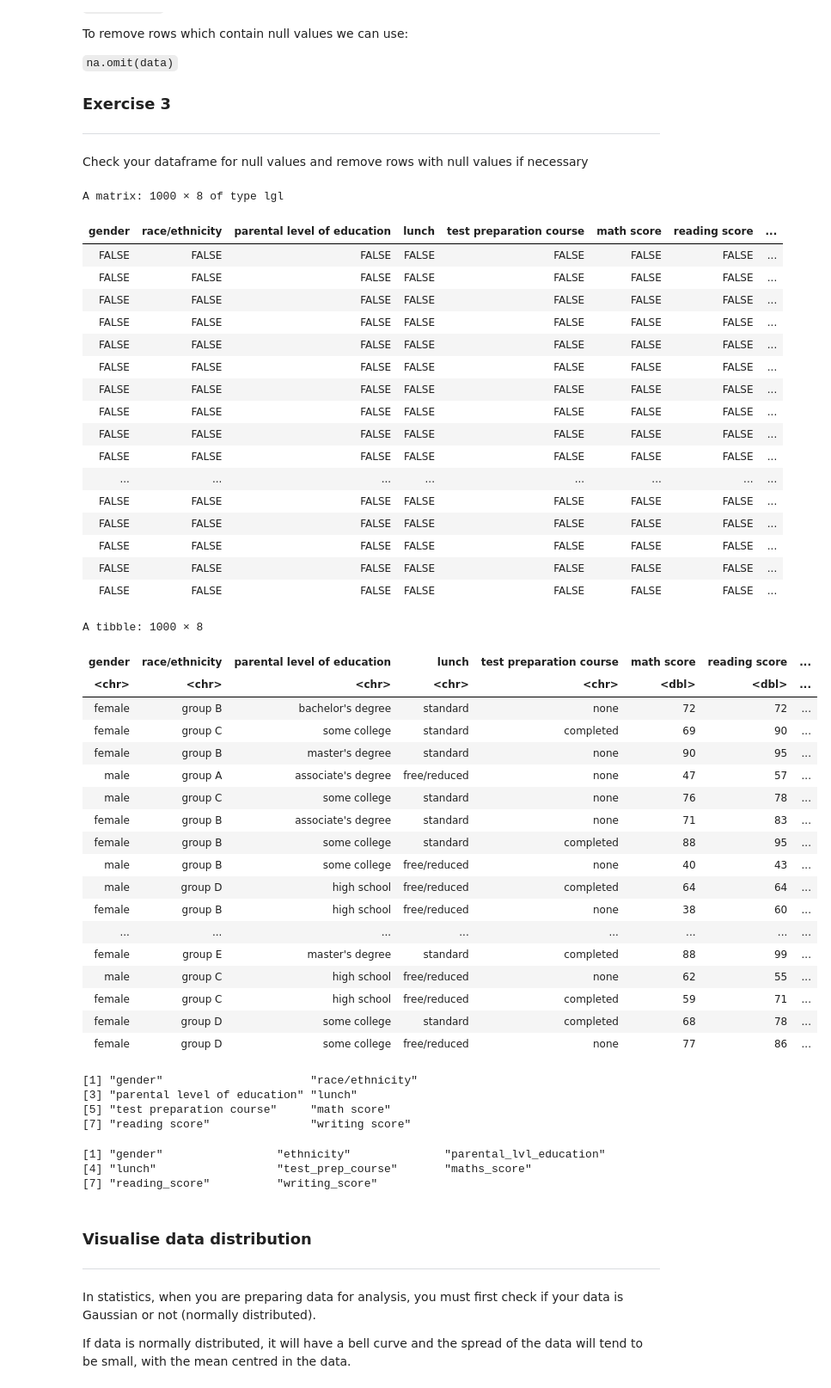
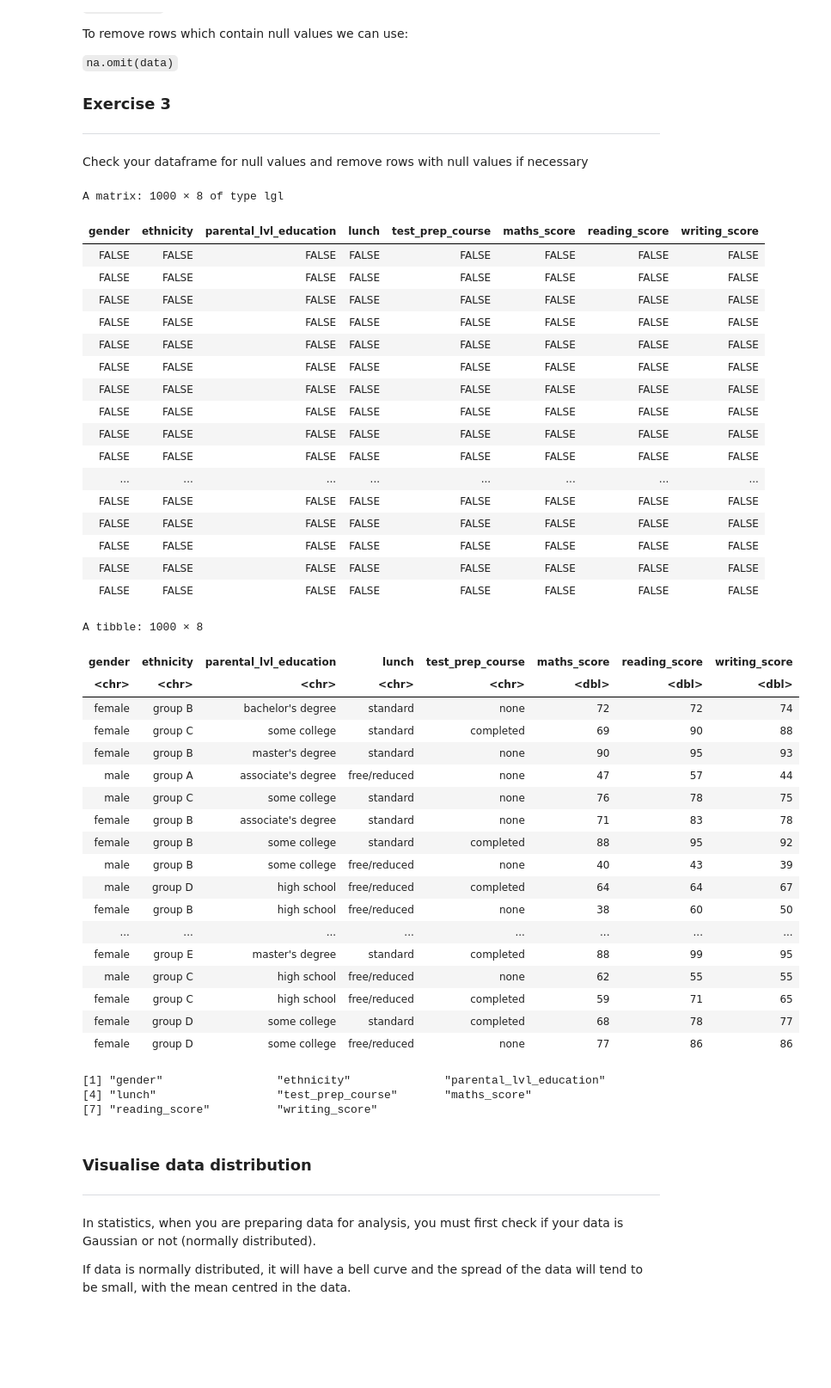
Before and after one commit to mrsferret/Code-Division, a Jupyter notebook: Worksheets/6_R_worksheet.ipynb, the cells around one changed output. Shown at 86% size. Saved outputs shown, nothing was run; the diff lists cells and outputs as text; code cells hidden in the pictures; blank space fills up the shorter version.

```diff
--- a/Worksheets/6_R_worksheet.ipynb
+++ b/Worksheets/6_R_worksheet.ipynb
@@ -225,55 +214,50 @@ Check your dataframe for null values and remove rows with null values if necessa
 # %%
 is.na(data)
 na.omit(data)
-names(data)
 
 names(data) <- c("gender", "ethnicity", "parental_lvl_education", "lunch", "test_prep_course", "maths_score", "reading_score", "writing_score")
 names(data)
 # %% [output]
 A matrix: 1000 × 8 of type lgl
-| gender | race/ethnicity | parental level of education | lunch | test preparation course | math score | reading score | ... |
-| FALSE | FALSE | FALSE | FALSE | FALSE | FALSE | FALSE | ... |
-| FALSE | FALSE | FALSE | FALSE | FALSE | FALSE | FALSE | ... |
-| FALSE | FALSE | FALSE | FALSE | FALSE | FALSE | FALSE | ... |
-| FALSE | FALSE | FALSE | FALSE | FALSE | FALSE | FALSE | ... |
-| FALSE | FALSE | FALSE | FALSE | FALSE | FALSE | FALSE | ... |
-| FALSE | FALSE | FALSE | FALSE | FALSE | FALSE | FALSE | ... |
-| FALSE | FALSE | FALSE | FALSE | FALSE | FALSE | FALSE | ... |
-| FALSE | FALSE | FALSE | FALSE | FALSE | FALSE | FALSE | ... |
-| FALSE | FALSE | FALSE | FALSE | FALSE | FALSE | FALSE | ... |
-| FALSE | FALSE | FALSE | FALSE | FALSE | FALSE | FALSE | ... |
+| gender | ethnicity | parental_lvl_education | lunch | test_prep_course | maths_score | reading_score | writing_score |
+| FALSE | FALSE | FALSE | FALSE | FALSE | FALSE | FALSE | FALSE |
+| FALSE | FALSE | FALSE | FALSE | FALSE | FALSE | FALSE | FALSE |
+| FALSE | FALSE | FALSE | FALSE | FALSE | FALSE | FALSE | FALSE |
+| FALSE | FALSE | FALSE | FALSE | FALSE | FALSE | FALSE | FALSE |
+| FALSE | FALSE | FALSE | FALSE | FALSE | FALSE | FALSE | FALSE |
+| FALSE | FALSE | FALSE | FALSE | FALSE | FALSE | FALSE | FALSE |
+| FALSE | FALSE | FALSE | FALSE | FALSE | FALSE | FALSE | FALSE |
+| FALSE | FALSE | FALSE | FALSE | FALSE | FALSE | FALSE | FALSE |
+| FALSE | FALSE | FALSE | FALSE | FALSE | FALSE | FALSE | FALSE |
+| FALSE | FALSE | FALSE | FALSE | FALSE | FALSE | FALSE | FALSE |
 | ... | ... | ... | ... | ... | ... | ... | ... |
-| FALSE | FALSE | FALSE | FALSE | FALSE | FALSE | FALSE | ... |
-| FALSE | FALSE | FALSE | FALSE | FALSE | FALSE | FALSE | ... |
-| FALSE | FALSE | FALSE | FALSE | FALSE | FALSE | FALSE | ... |
-| FALSE | FALSE | FALSE | FALSE | FALSE | FALSE | FALSE | ... |
-| FALSE | FALSE | FALSE | FALSE | FALSE | FALSE | FALSE | ... |
+| FALSE | FALSE | FALSE | FALSE | FALSE | FALSE | FALSE | FALSE |
+| FALSE | FALSE | FALSE | FALSE | FALSE | FALSE | FALSE | FALSE |
+| FALSE | FALSE | FALSE | FALSE | FALSE | FALSE | FALSE | FALSE |
+| FALSE | FALSE | FALSE | FALSE | FALSE | FALSE | FALSE | FALSE |
+| FALSE | FALSE | FALSE | FALSE | FALSE | FALSE | FALSE | FALSE |
 A tibble: 1000 × 8
-| gender | race/ethnicity | parental level of education | lunch | test preparation course | math score | reading score | ... |
-| <chr> | <chr> | <chr> | <chr> | <chr> | <dbl> | <dbl> | ... |
-| female | group B | bachelor's degree | standard | none | 72 | 72 | ... |
-| female | group C | some college | standard | completed | 69 | 90 | ... |
-| female | group B | master's degree | standard | none | 90 | 95 | ... |
-| male | group A | associate's degree | free/reduced | none | 47 | 57 | ... |
-| male | group C | some college | standard | none | 76 | 78 | ... |
-| female | group B | associate's degree | standard | none | 71 | 83 | ... |
-| female | group B | some college | standard | completed | 88 | 95 | ... |
-| male | group B | some college | free/reduced | none | 40 | 43 | ... |
-| male | group D | high school | free/reduced | completed | 64 | 64 | ... |
-| female | group B | high school | free/reduced | none | 38 | 60 | ... |
+| gender | ethnicity | parental_lvl_education | lunch | test_prep_course | maths_score | reading_score | writing_score |
+| <chr> | <chr> | <chr> | <chr> | <chr> | <dbl> | <dbl> | <dbl> |
+| female | group B | bachelor's degree | standard | none | 72 | 72 | 74 |
+| female | group C | some college | standard | completed | 69 | 90 | 88 |
+| female | group B | master's degree | standard | none | 90 | 95 | 93 |
+| male | group A | associate's degree | free/reduced | none | 47 | 57 | 44 |
+| male | group C | some college | standard | none | 76 | 78 | 75 |
+| female | group B | associate's degree | standard | none | 71 | 83 | 78 |
+| female | group B | some college | standard | completed | 88 | 95 | 92 |
+| male | group B | some college | free/reduced | none | 40 | 43 | 39 |
+| male | group D | high school | free/reduced | completed | 64 | 64 | 67 |
+| female | group B | high school | free/reduced | none | 38 | 60 | 50 |
 | ... | ... | ... | ... | ... | ... | ... | ... |
-| female | group E | master's degree | standard | completed | 88 | 99 | ... |
-| male | group C | high school | free/reduced | none | 62 | 55 | ... |
-| female | group C | high school | free/reduced | completed | 59 | 71 | ... |
-| female | group D | some college | standard | completed | 68 | 78 | ... |
-| female | group D | some college | free/reduced | none | 77 | 86 | ... |
+| female | group E | master's degree | standard | completed | 88 | 99 | 95 |
+| male | group C | high school | free/reduced | none | 62 | 55 | 55 |
+| female | group C | high school | free/reduced | completed | 59 | 71 | 65 |
+| female | group D | some college | standard | completed | 68 | 78 | 77 |
+| female | group D | some college | free/reduced | none | 77 | 86 | 86 |
-[1] "gender"                      "race/ethnicity"
-[3] "parental level of education" "lunch"
-[5] "test preparation course"     "math score"
-[7] "reading score"               "writing score"
+[1] "gender"                 "ethnicity"              "parental_lvl_education"
+[4] "lunch"                  "test_prep_course"       "maths_score"
+[7] "reading_score"          "writing_score"
-[1] "gender"                 "ethnicity"              "parental_lvl_education"
-[4] "lunch"                  "test_prep_course"       "maths_score"
-[7] "reading_score"          "writing_score"
 # %% [markdown]
 ### Visualise data distribution ###
 ---
```
Also changed, not shown: parts of 8 cells of this notebook.
